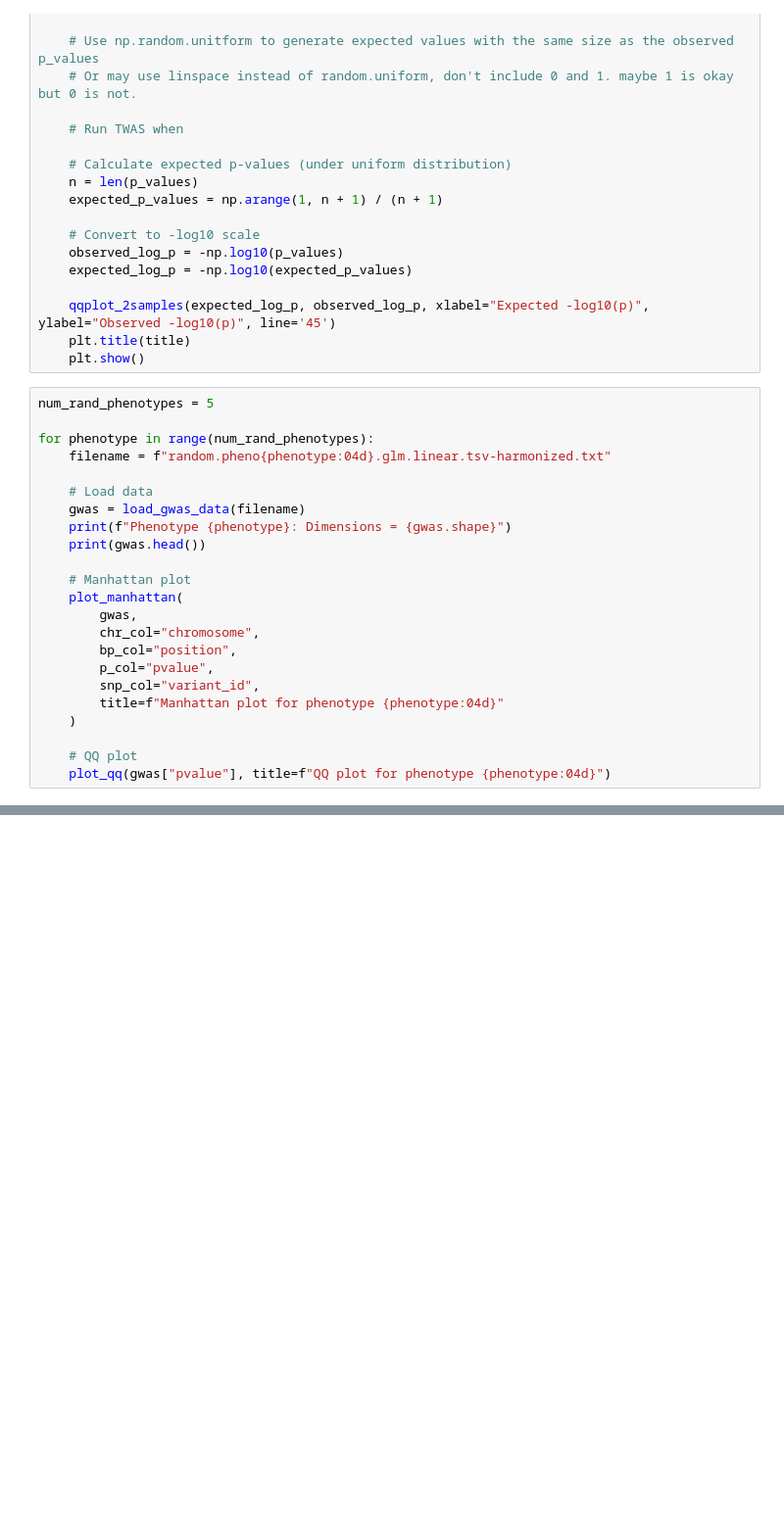
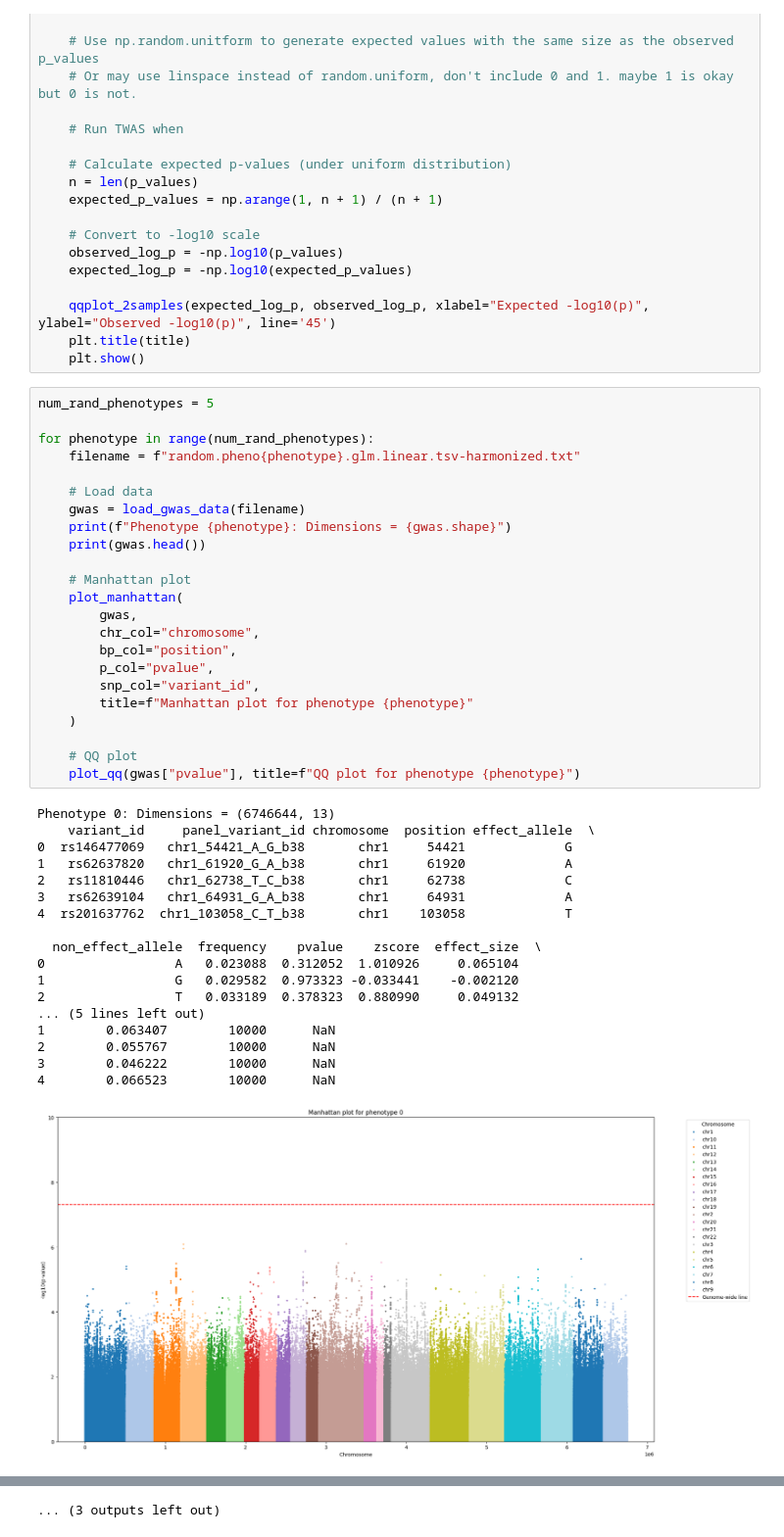
Before and after one commit to pivlab/phenoplier-cli, a Jupyter notebook: nbs/null_simulations/10_gwas_harmonization_original/02-gwas-qqplot.ipynb, the cells around one changed output, grey strips where cells are left out. Shown at 98% size. Drawn from its saved outputs; the diff is of its cells as text; blank space fills up the shorter version.

```diff
--- a/nbs/null_simulations/10_gwas_harmonization_original/02-gwas-qqplot.ipynb
+++ b/nbs/null_simulations/10_gwas_harmonization_original/02-gwas-qqplot.ipynb
@@ -74,23 +76,42 @@ def plot_qq(p_values, title):
 # %%
 num_rand_phenotypes = 5
 
 for phenotype in range(num_rand_phenotypes):
-    filename = f"random.pheno{phenotype:04d}.glm.linear.tsv-harmonized.txt"
+    filename = f"random.pheno{phenotype}.glm.linear.tsv-harmonized.txt"
 
     # Load data
     gwas = load_gwas_data(filename)
     print(f"Phenotype {phenotype}: Dimensions = {gwas.shape}")
     print(gwas.head())
 
     # Manhattan plot
     plot_manhattan(
         gwas,
         chr_col="chromosome",
         bp_col="position",
         p_col="pvalue",
         snp_col="variant_id",
-        title=f"Manhattan plot for phenotype {phenotype:04d}"
+        title=f"Manhattan plot for phenotype {phenotype}"
     )
 
     # QQ plot
-    plot_qq(gwas["pvalue"], title=f"QQ plot for phenotype {phenotype:04d}")
+    plot_qq(gwas["pvalue"], title=f"QQ plot for phenotype {phenotype}")
+# %% [output]
+Phenotype 0: Dimensions = (6746644, 13)
+    variant_id     panel_variant_id chromosome  position effect_allele  \
+0  rs146477069   chr1_54421_A_G_b38       chr1     54421             G
+1   rs62637820   chr1_61920_G_A_b38       chr1     61920             A
+2   rs11810446   chr1_62738_T_C_b38       chr1     62738             C
+3   rs62639104   chr1_64931_G_A_b38       chr1     64931             A
+4  rs201637762  chr1_103058_C_T_b38       chr1    103058             T
+
+  non_effect_allele  frequency    pvalue    zscore  effect_size  \
+0                 A   0.023088  0.312052  1.010926     0.065104
+1                 G   0.029582  0.973323 -0.033441    -0.002120
+2                 T   0.033189  0.378323  0.880990     0.049132
+... (5 lines left out)
+1        0.063407        10000      NaN
+2        0.055767        10000      NaN
+3        0.046222        10000      NaN
+4        0.066523        10000      NaN
+[figure, added]
@@ -96,0 +176 @@ for phenotype in range(num_rand_phenotypes):
+... (3 outputs left out)
```
Also changed, not shown: parts of 2 cells of this notebook, 12 other files.
